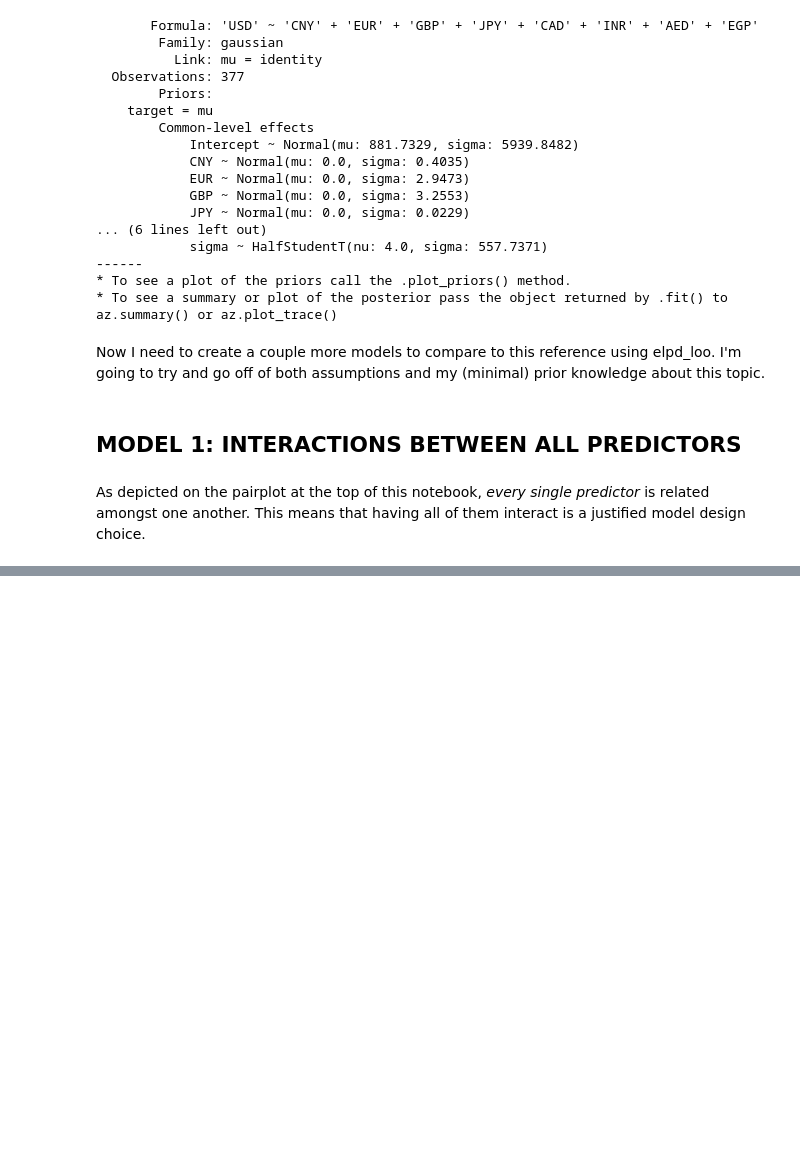
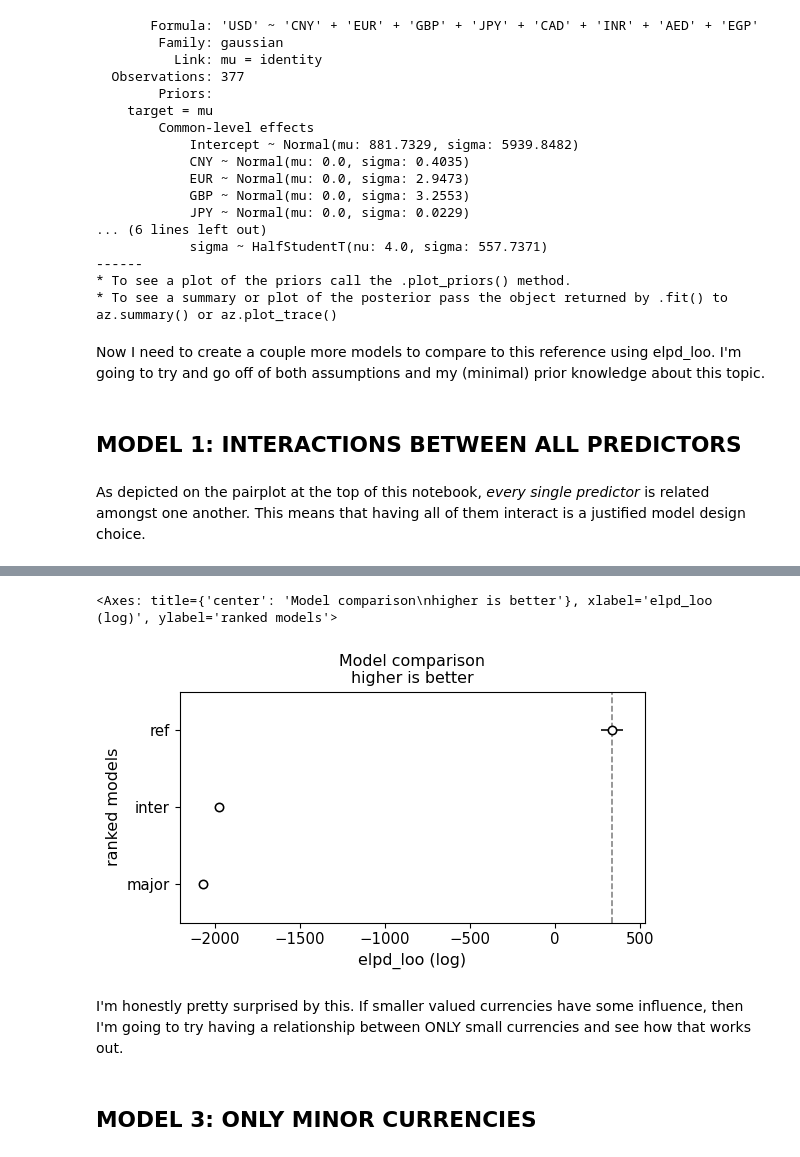
Before and after one commit to sambee5/data-science-coursework, a Jupyter notebook: Unit6/SamaBhatU6proj.ipynb, the cells around one changed output, grey strips where cells are left out. Saved outputs shown, nothing was run; the diff lists cells and outputs as text; code cells hidden in the pictures; blank space fills up the shorter version.

```diff
--- a/Unit6/SamaBhatU6proj.ipynb
+++ b/Unit6/SamaBhatU6proj.ipynb
@@ -130,0 +137,14 @@ az.plot_compare(q)
+# %%
+model2 = bmb.Model("'USD' ~ 'CNY' + 'EUR' + 'GBP'" , df_plot, family="gaussian")
+# %%
+idata_model2 = model2.fit(idata_kwargs={"log_likelihood":True})
+# %%
+q = az.compare({"ref": idata_gold_refernece, "inter": idata_model1, "major": idata_model2})
+az.plot_compare(q)
+# %% [output]
+<Axes: title={'center': 'Model comparison\nhigher is better'}, xlabel='elpd_loo (log)', ylabel='ranked models'>
+[figure, added]
+# %% [markdown]
+I'm honestly pretty surprised by this. If smaller valued currencies have some influence, then I'm going to try having a relationship between ONLY small currencies and see how that works out.
+# %% [markdown]
+## **MODEL 3: ONLY MINOR CURRENCIES**
```
Also changed, not shown: parts of 13 cells of this notebook.
